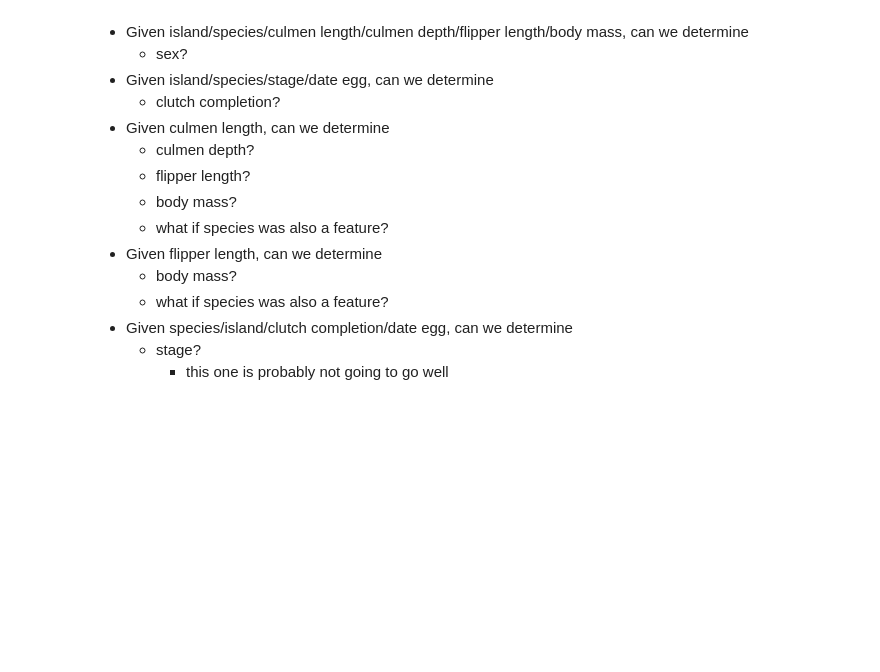
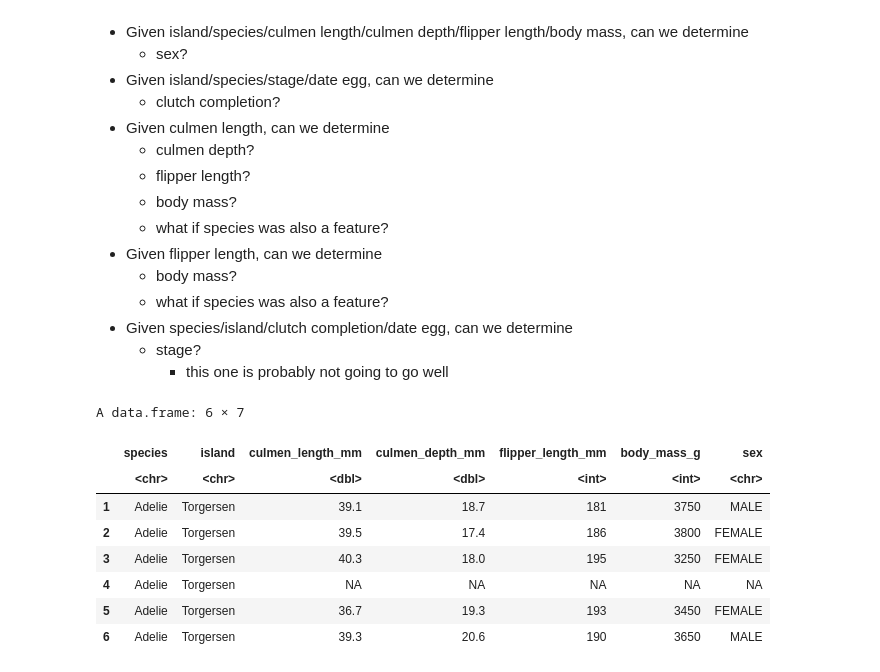
Before and after one commit to benbielin/penguins, a Jupyter notebook: penguin-machine-learning.ipynb, the cells around one changed output. Cells and saved outputs as stored; diff of their text form; code cells hidden in the pictures; blank space fills up the shorter version.

Commit message:
Kaggle Notebook | Penguin Machine Learning | Version 3 | 10/04/22

```diff
--- a/penguin-machine-learning.ipynb
+++ b/penguin-machine-learning.ipynb
@@ -48,3 +47,16 @@ Some goals for this notebook
  * Given species/island/clutch completion/date egg, can we determine
       - stage?
           - this one is probably not going to go well
+# %%
+penguins_size <- read.csv('../input/palmer-archipelago-antarctica-penguin-data/penguins_size.csv', header=TRUE)
+head(penguins_size)
+# %% [output]
+A data.frame: 6 × 7
+|  | species | island | culmen_length_mm | culmen_depth_mm | flipper_length_mm | body_mass_g | sex |
+|  | <chr> | <chr> | <dbl> | <dbl> | <int> | <int> | <chr> |
+| 1 | Adelie | Torgersen | 39.1 | 18.7 | 181 | 3750 | MALE |
+| 2 | Adelie | Torgersen | 39.5 | 17.4 | 186 | 3800 | FEMALE |
+| 3 | Adelie | Torgersen | 40.3 | 18.0 | 195 | 3250 | FEMALE |
+| 4 | Adelie | Torgersen | NA | NA | NA | NA | NA |
+| 5 | Adelie | Torgersen | 36.7 | 19.3 | 193 | 3450 | FEMALE |
+| 6 | Adelie | Torgersen | 39.3 | 20.6 | 190 | 3650 | MALE |
```
Also changed, not shown: parts of 18 cells of this notebook.
